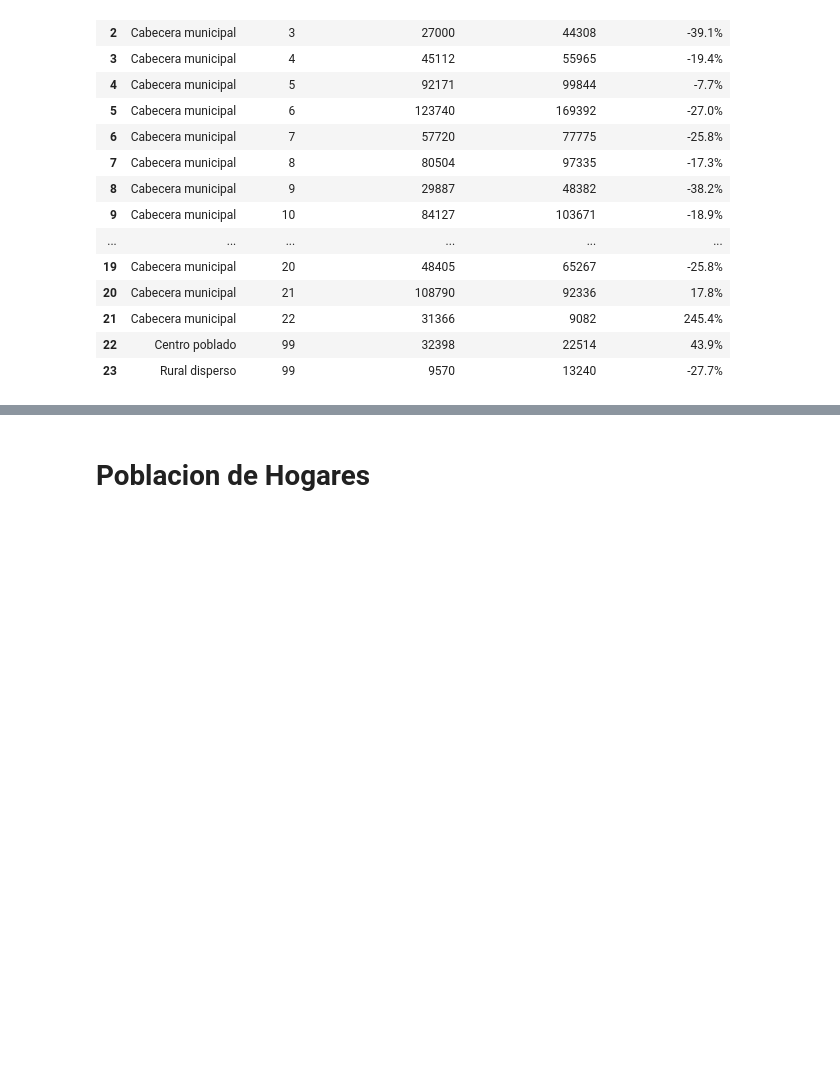
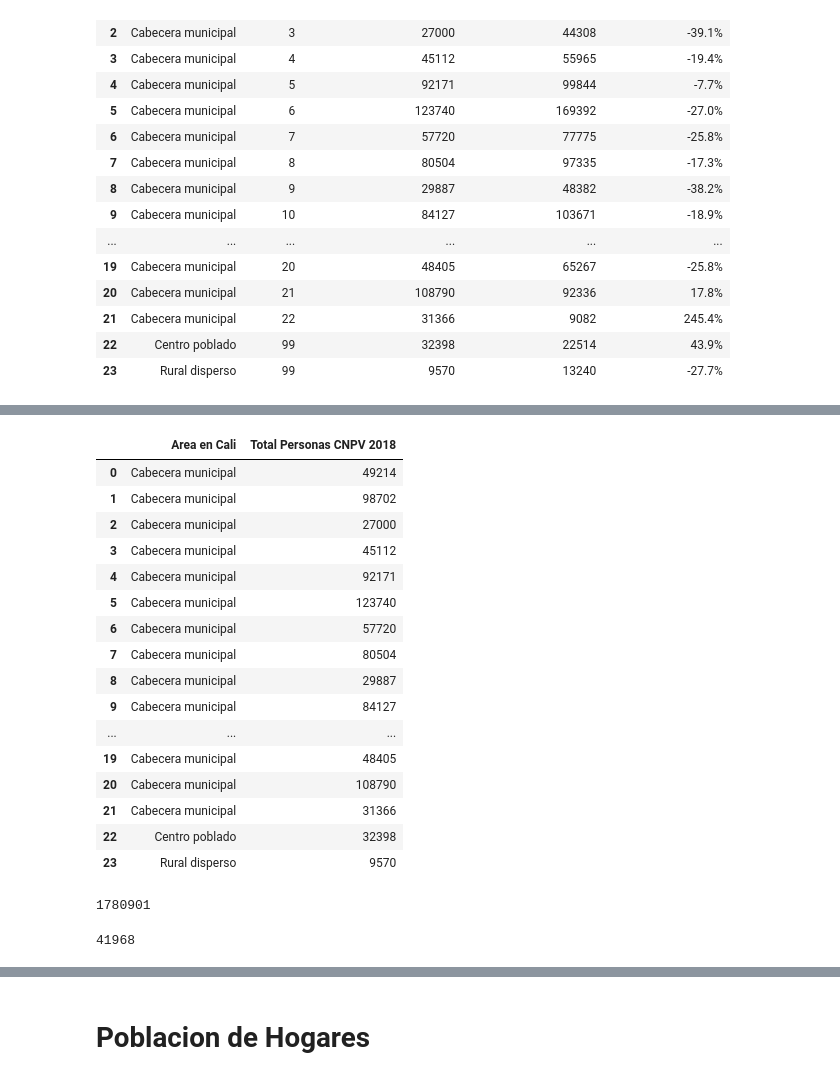
Before and after one commit to CIAT-DAPA/food_system_web_dashboard, a Jupyter notebook: src/scripts/ProcessingDANEstudy.ipynb, the cells around one changed output, grey strips where cells are left out. Cells and saved outputs as stored; diff of their text form; code cells hidden in the pictures; blank space fills up the shorter version.

```diff
--- a/src/scripts/ProcessingDANEstudy.ipynb
+++ b/src/scripts/ProcessingDANEstudy.ipynb
@@ -158,0 +173,45 @@ Podemos convertir esto a un Heatmap, o sacar un mapa del estudio como tal.
+# %%
+# Eliminaremos las columnas innecesarias
+conpob = df_conpob.copy()
+
+conpob.drop("Total Personas CG2005", axis=1, inplace=True)
+conpob.drop("Variacion Porcentual", axis=1, inplace=True)
+conpob.drop("Comuna", axis=1, inplace=True)
+
+# Asegurar que CNPV 2018 son Enteros
+conpob["Total Personas CNPV 2018"] = pd.to_numeric(conpob["Total Personas CNPV 2018"])
+
+conpob
+# %% [output]
+|  | Area en Cali | Total Personas CNPV 2018 |
+| 0 | Cabecera municipal | 49214 |
+| 1 | Cabecera municipal | 98702 |
+| 2 | Cabecera municipal | 27000 |
+| 3 | Cabecera municipal | 45112 |
+| 4 | Cabecera municipal | 92171 |
+| 5 | Cabecera municipal | 123740 |
+| 6 | Cabecera municipal | 57720 |
+| 7 | Cabecera municipal | 80504 |
+| 8 | Cabecera municipal | 29887 |
+| 9 | Cabecera municipal | 84127 |
+| ... | ... | ... |
+| 19 | Cabecera municipal | 48405 |
+| 20 | Cabecera municipal | 108790 |
+| 21 | Cabecera municipal | 31366 |
+| 22 | Centro poblado | 32398 |
+| 23 | Rural disperso | 9570 |
+# %%
+# Necesitamos sumar desde la primera comuna urbana hasta el ultimo
+# O sea, la primera Cabecera hasta la ultima
+suma_urbana = conpob.loc[0 : 21].sum(axis = 0)
+suma_urbana = suma_urbana[1]
+suma_urbana
+# %% [output]
+1780901
+# %%
+# Sacaremos el numero de la poblacion rural, que es la ultima fila,
+# y Centro Poblado, la penultima fila
+rural = conpob.loc[23][1] + conpob.loc[22][1]
+rural
+# %% [output]
+41968
```
Also changed, not shown: parts of 19 cells of this notebook, 19 other files.
